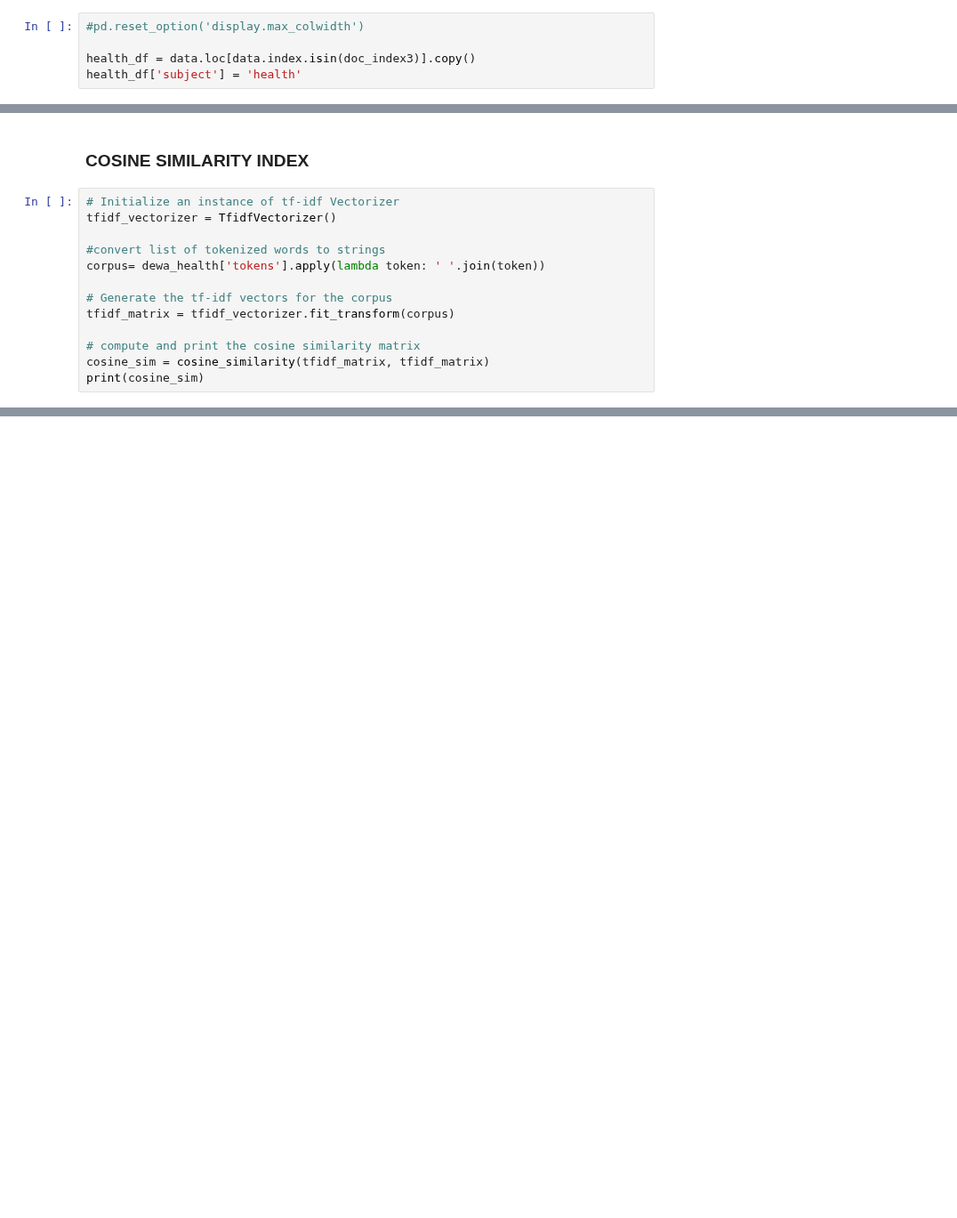
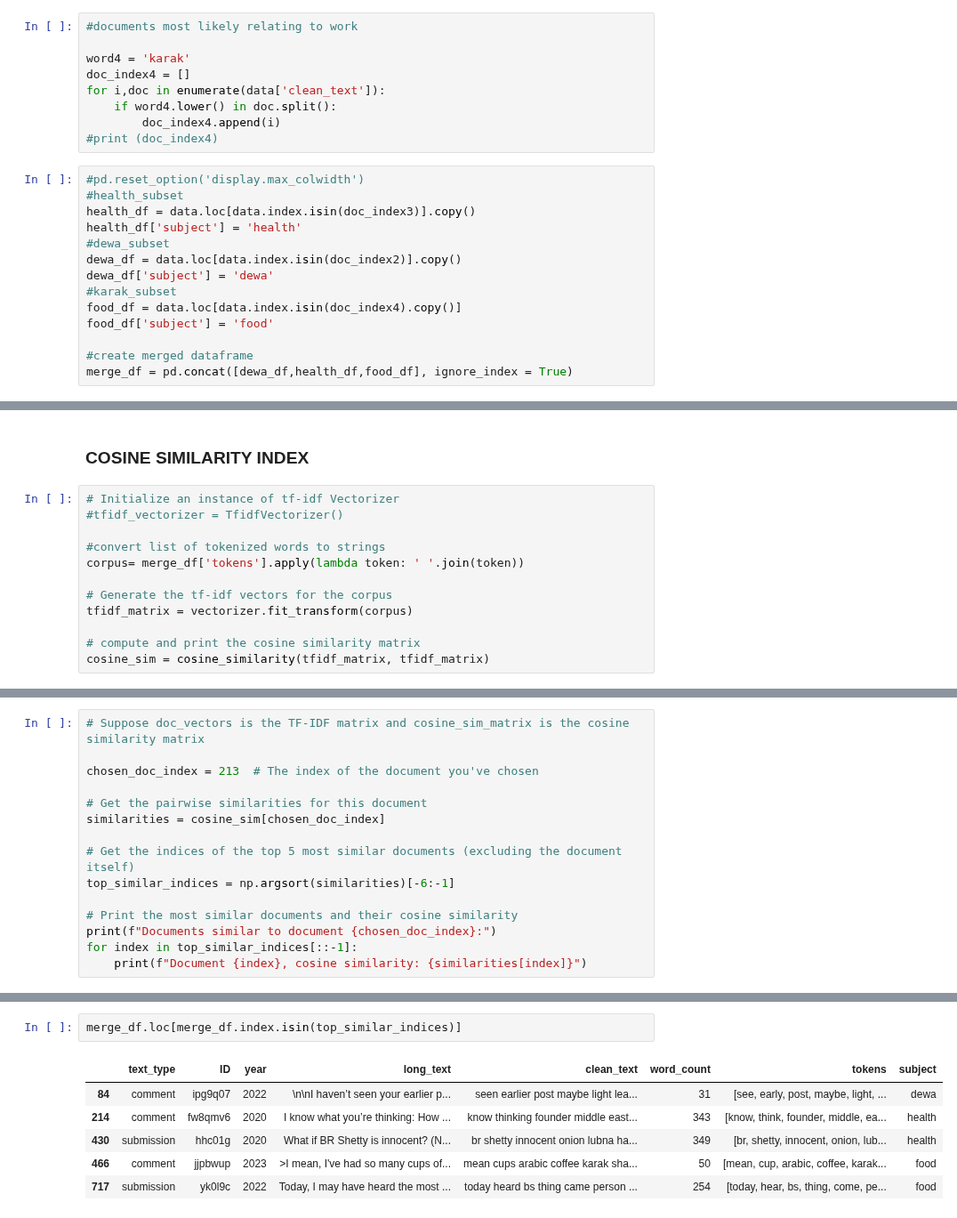
Before and after one commit to luisanomayo/MSc_Thesis_NLP_topic_modelling, a Jupyter notebook: feature representation.ipynb, the cells around one changed output, grey strips where cells are left out. Shown at 89% size. Saved outputs shown, nothing was run; the diff lists cells and outputs as text; blank space fills up the shorter version.

```diff
--- a/feature representation.ipynb
+++ b/feature representation.ipynb
@@ -360,6 +432,24 @@ print (doc_index3)
+# %%
+#documents most likely relating to work
+
+word4 = 'karak'
+doc_index4 = []
+for i,doc in enumerate(data['clean_text']):
+    if word4.lower() in doc.split():
+        doc_index4.append(i)
+#print (doc_index4)
 # %%
 #pd.reset_option('display.max_colwidth')
-
+#health_subset
 health_df = data.loc[data.index.isin(doc_index3)].copy()
 health_df['subject'] = 'health'
+#dewa_subset
+dewa_df = data.loc[data.index.isin(doc_index2)].copy()
+dewa_df['subject'] = 'dewa'
+#karak_subset
+food_df = data.loc[data.index.isin(doc_index4).copy()]
+food_df['subject'] = 'food'
+
+#create merged dataframe
+merge_df = pd.concat([dewa_df,health_df,food_df], ignore_index = True)
 # %% [output]
@@ -419,14 +462,13 @@ sub_indices = dewa_health.index.values.tolist()
 ### **COSINE SIMILARITY INDEX**
 # %%
 # Initialize an instance of tf-idf Vectorizer
-tfidf_vectorizer = TfidfVectorizer()
+#tfidf_vectorizer = TfidfVectorizer()
 
 #convert list of tokenized words to strings
-corpus= dewa_health['tokens'].apply(lambda token: ' '.join(token))
+corpus= merge_df['tokens'].apply(lambda token: ' '.join(token))
 
 # Generate the tf-idf vectors for the corpus
-tfidf_matrix = tfidf_vectorizer.fit_transform(corpus)
+tfidf_matrix = vectorizer.fit_transform(corpus)
 
 # compute and print the cosine similarity matrix
 cosine_sim = cosine_similarity(tfidf_matrix, tfidf_matrix)
-print(cosine_sim)
@@ -471,0 +475,15 @@ plt.show()
+# %%
+# Suppose doc_vectors is the TF-IDF matrix and cosine_sim_matrix is the cosine similarity matrix
+
+chosen_doc_index = 213  # The index of the document you've chosen
+
+# Get the pairwise similarities for this document
+similarities = cosine_sim[chosen_doc_index]
+
+# Get the indices of the top 5 most similar documents (excluding the document itself)
+top_similar_indices = np.argsort(similarities)[-6:-1]
+
+# Print the most similar documents and their cosine similarity
+print(f"Documents similar to document {chosen_doc_index}:")
+for index in top_similar_indices[::-1]:
+    print(f"Document {index}, cosine similarity: {similarities[index]}")
@@ -472,3 +497,12 @@ plt.show()
+# %%
+merge_df.loc[merge_df.index.isin(top_similar_indices)]
+# %% [output]
+|  | text_type | ID | year | long_text | clean_text | word_count | tokens | subject |
+| 84 | comment | ipg9q07 | 2022 | \n\nI haven’t seen your earlier p... | seen earlier post maybe light lea... | 31 | [see, early, post, maybe, light, ... | dewa |
+| 214 | comment | fw8qmv6 | 2020 | I know what you’re thinking: How ... | know thinking founder middle east... | 343 | [know, think, founder, middle, ea... | health |
+| 430 | submission | hhc01g | 2020 | What if BR Shetty is innocent? (N... | br shetty innocent onion lubna ha... | 349 | [br, shetty, innocent, onion, lub... | health |
+| 466 | comment | jjpbwup | 2023 | >I mean, I've had so many cups of... | mean cups arabic coffee karak sha... | 50 | [mean, cup, arabic, coffee, karak... | food |
+| 717 | submission | yk0l9c | 2022 | Today, I may have heard the most ... | today heard bs thing came person ... | 254 | [today, hear, bs, thing, come, pe... | food |
 # %%
 #pd.reset_option('display.max_colwidth')
 #pd.set_option('display.max_colwidth', None)
```
Also changed, not shown: parts of 35 cells of this notebook, 1 other file.
